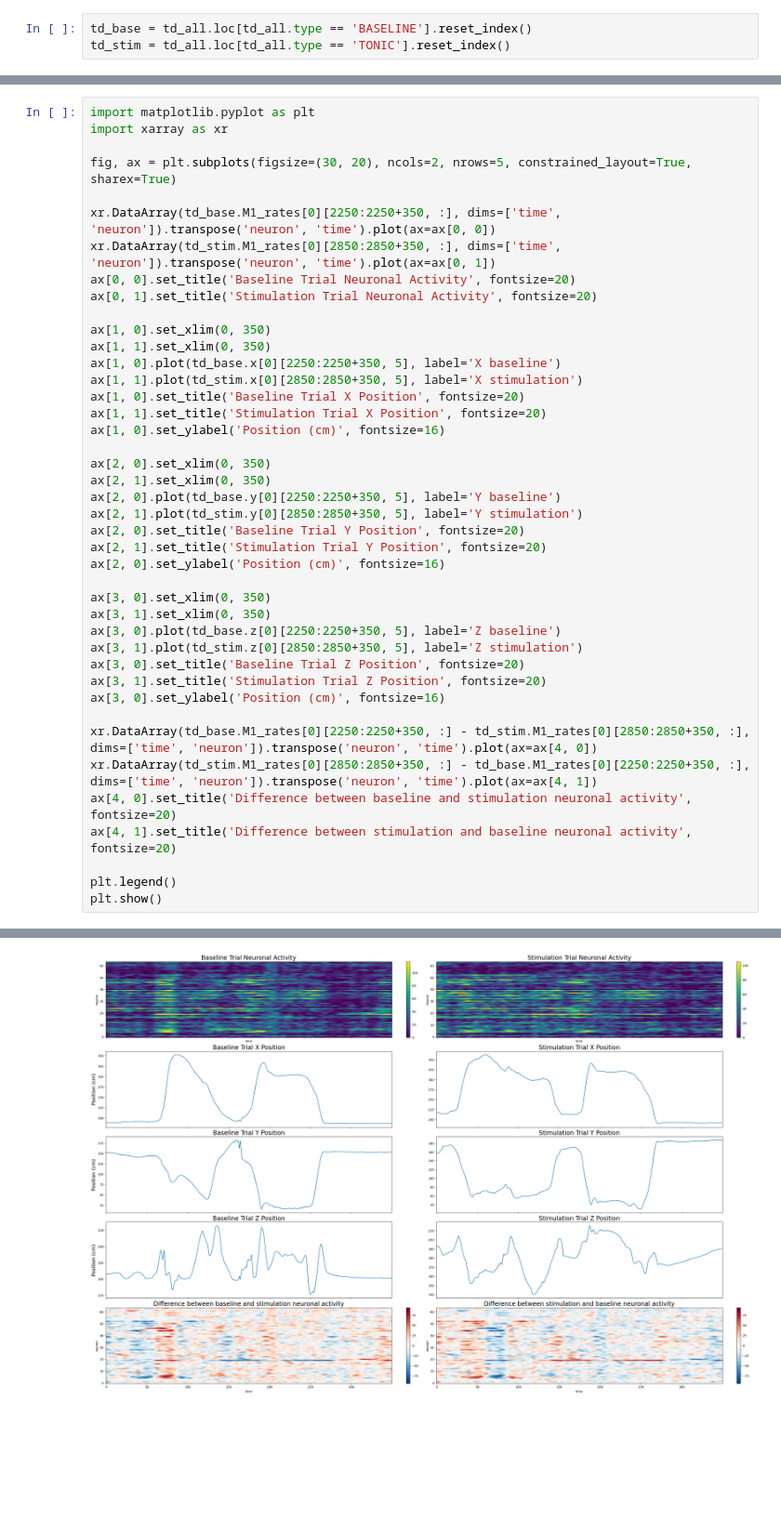
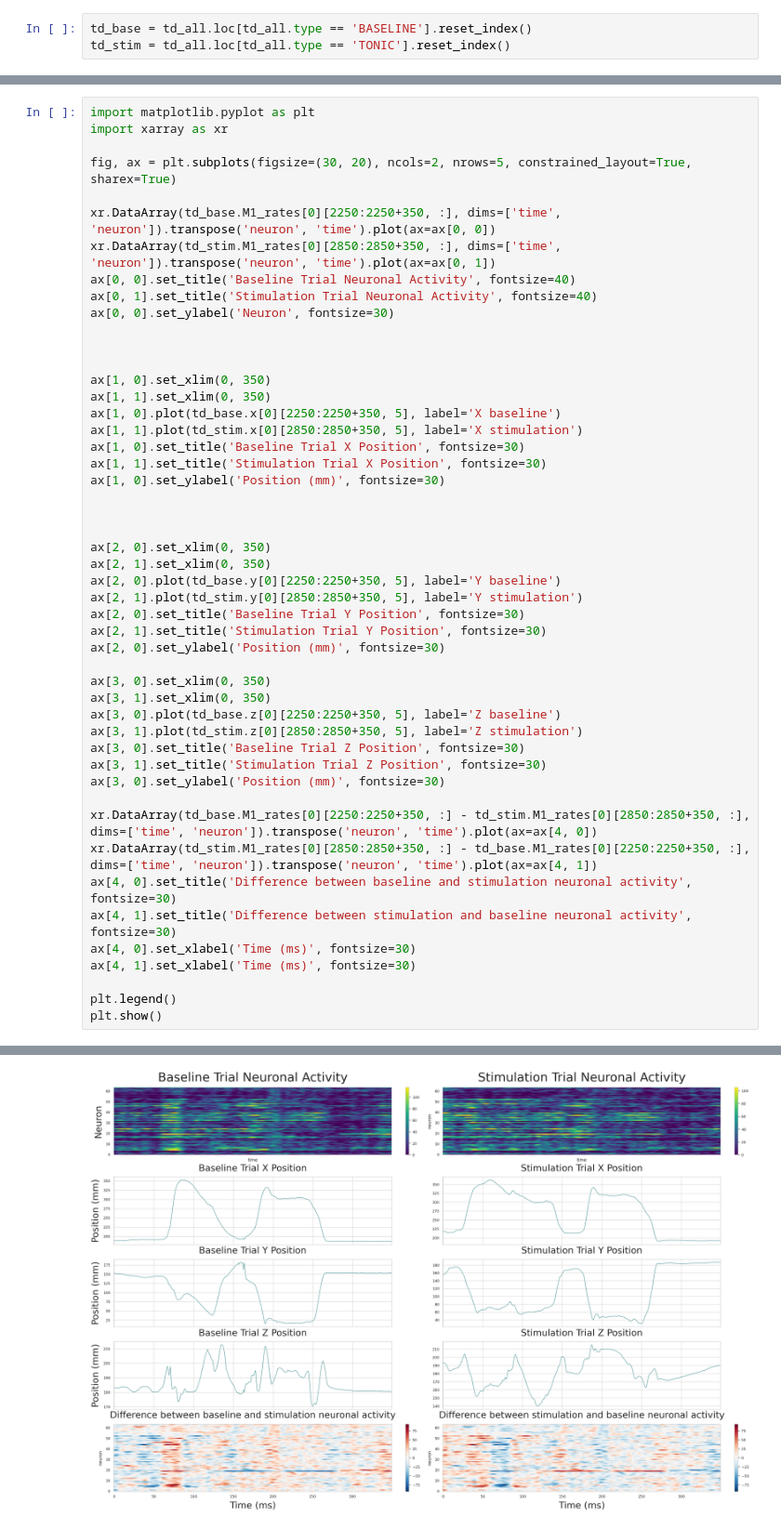
Before and after one commit to nereaiscamu/CL_UpperLimb_Control, a Jupyter notebook: Notebooks/Visualization_Neuro_2conditions.ipynb, the cells around one changed output, grey strips where cells are left out. Shown at 93% size. Drawn from its saved outputs; the diff is of its cells as text; blank space fills up the shorter version.

```diff
--- a/Notebooks/Visualization_Neuro_2conditions.ipynb
+++ b/Notebooks/Visualization_Neuro_2conditions.ipynb
@@ -159,44 +193,51 @@ No artists with labels found to put in legend.  Note that artists whose label st
 import matplotlib.pyplot as plt
 import xarray as xr
 
 fig, ax = plt.subplots(figsize=(30, 20), ncols=2, nrows=5, constrained_layout=True, sharex=True)
 
 xr.DataArray(td_base.M1_rates[0][2250:2250+350, :], dims=['time', 'neuron']).transpose('neuron', 'time').plot(ax=ax[0, 0])
 xr.DataArray(td_stim.M1_rates[0][2850:2850+350, :], dims=['time', 'neuron']).transpose('neuron', 'time').plot(ax=ax[0, 1])
-ax[0, 0].set_title('Baseline Trial Neuronal Activity', fontsize=20)
-ax[0, 1].set_title('Stimulation Trial Neuronal Activity', fontsize=20)
+ax[0, 0].set_title('Baseline Trial Neuronal Activity', fontsize=40)
+ax[0, 1].set_title('Stimulation Trial Neuronal Activity', fontsize=40)
+ax[0, 0].set_ylabel('Neuron', fontsize=30)
+
+
 
 ax[1, 0].set_xlim(0, 350)
 ax[1, 1].set_xlim(0, 350)
 ax[1, 0].plot(td_base.x[0][2250:2250+350, 5], label='X baseline')
 ax[1, 1].plot(td_stim.x[0][2850:2850+350, 5], label='X stimulation')
-ax[1, 0].set_title('Baseline Trial X Position', fontsize=20)
-ax[1, 1].set_title('Stimulation Trial X Position', fontsize=20)
-ax[1, 0].set_ylabel('Position (cm)', fontsize=16)
+ax[1, 0].set_title('Baseline Trial X Position', fontsize=30)
+ax[1, 1].set_title('Stimulation Trial X Position', fontsize=30)
+ax[1, 0].set_ylabel('Position (mm)', fontsize=30)
+
+
 
 ax[2, 0].set_xlim(0, 350)
 ax[2, 1].set_xlim(0, 350)
 ax[2, 0].plot(td_base.y[0][2250:2250+350, 5], label='Y baseline')
 ax[2, 1].plot(td_stim.y[0][2850:2850+350, 5], label='Y stimulation')
-ax[2, 0].set_title('Baseline Trial Y Position', fontsize=20)
-ax[2, 1].set_title('Stimulation Trial Y Position', fontsize=20)
-ax[2, 0].set_ylabel('Position (cm)', fontsize=16)
+ax[2, 0].set_title('Baseline Trial Y Position', fontsize=30)
+ax[2, 1].set_title('Stimulation Trial Y Position', fontsize=30)
+ax[2, 0].set_ylabel('Position (mm)', fontsize=30)
 
 ax[3, 0].set_xlim(0, 350)
 ax[3, 1].set_xlim(0, 350)
 ax[3, 0].plot(td_base.z[0][2250:2250+350, 5], label='Z baseline')
 ax[3, 1].plot(td_stim.z[0][2850:2850+350, 5], label='Z stimulation')
-ax[3, 0].set_title('Baseline Trial Z Position', fontsize=20)
-ax[3, 1].set_title('Stimulation Trial Z Position', fontsize=20)
-ax[3, 0].set_ylabel('Position (cm)', fontsize=16)
+ax[3, 0].set_title('Baseline Trial Z Position', fontsize=30)
+ax[3, 1].set_title('Stimulation Trial Z Position', fontsize=30)
+ax[3, 0].set_ylabel('Position (mm)', fontsize=30)
 
 xr.DataArray(td_base.M1_rates[0][2250:2250+350, :] - td_stim.M1_rates[0][2850:2850+350, :], dims=['time', 'neuron']).transpose('neuron', 'time').plot(ax=ax[4, 0])
 xr.DataArray(td_stim.M1_rates[0][2850:2850+350, :] - td_base.M1_rates[0][2250:2250+350, :], dims=['time', 'neuron']).transpose('neuron', 'time').plot(ax=ax[4, 1])
-ax[4, 0].set_title('Difference between baseline and stimulation neuronal activity', fontsize=20)
-ax[4, 1].set_title('Difference between stimulation and baseline neuronal activity', fontsize=20)
+ax[4, 0].set_title('Difference between baseline and stimulation neuronal activity', fontsize=30)
+ax[4, 1].set_title('Difference between stimulation and baseline neuronal activity', fontsize=30)
+ax[4, 0].set_xlabel('Time (ms)', fontsize=30)
+ax[4, 1].set_xlabel('Time (ms)', fontsize=30)
 
 plt.legend()
 plt.show()
 # %% [output]
 No artists with labels found to put in legend.  Note that artists whose label start with an underscore are ignored when legend() is called with no argument.
-[figure, old version]
+[figure, new version]
```
Also changed, not shown: parts of 2 cells of this notebook, 1 other file.
